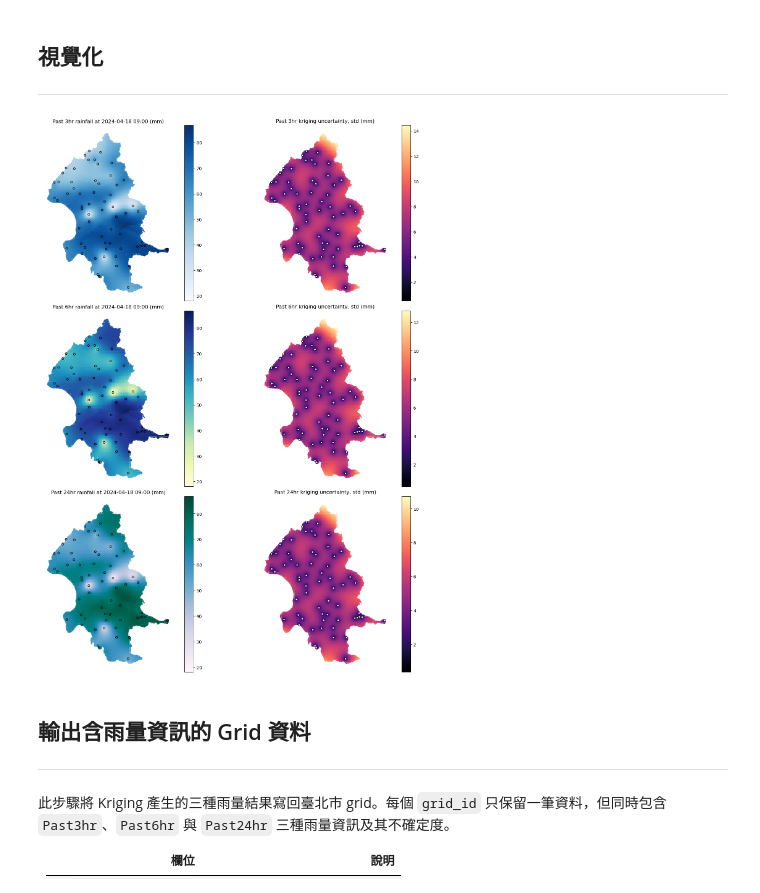
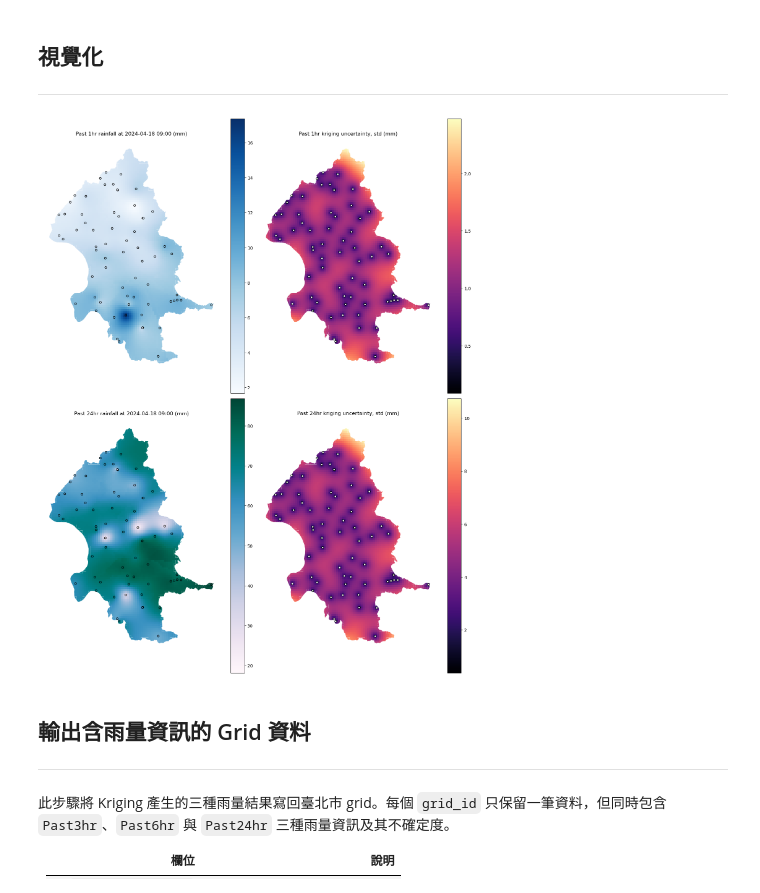
Before and after one commit to Chuang-ben/Final_project, a Jupyter notebook: final_02_post.ipynb, the cells around one changed output. Drawn from its saved outputs; the diff is of its cells as text; code cells hidden in the pictures.

```diff
--- a/final_02_post.ipynb
+++ b/final_02_post.ipynb
@@ -502,20 +452,11 @@ import geopandas as gpd
 import matplotlib.pyplot as plt
 
 # 測站轉成 GDF，用來疊在圖上
-rain_past3hr_gdf = gpd.GeoDataFrame(
-    rain_past3hr_station,
+rain_past1hr_gdf = gpd.GeoDataFrame(
+    rain_past1hr_station,
     geometry=gpd.points_from_xy(
-        rain_past3hr_station["StationLongitude"],
-        rain_past3hr_station["StationLatitude"],
-    ),
-    crs="EPSG:4326",
-).to_crs(TARGET_CRS)
-
-rain_past6hr_gdf = gpd.GeoDataFrame(
-    rain_past6hr_station,
-    geometry=gpd.points_from_xy(
-        rain_past6hr_station["StationLongitude"],
-        rain_past6hr_station["StationLatitude"],
+        rain_past1hr_station["StationLongitude"],
+        rain_past1hr_station["StationLatitude"],
     ),
     crs="EPSG:4326",
 ).to_crs(TARGET_CRS)
@@ -529,24 +470,16 @@ rain_past24hr_gdf = gpd.GeoDataFrame(
     crs="EPSG:4326",
 ).to_crs(TARGET_CRS)
 
-fig, axes = plt.subplots(3, 2, figsize=(14, 18), constrained_layout=True)
+fig, axes = plt.subplots(2, 2, figsize=(14, 18), constrained_layout=True)
 
 rain_layers = [
     {
-        "rain_col": "rain_past3hr_mm",
-        "std_col": "rain_past3hr_std",
-        "station_gdf": rain_past3hr_gdf,
-        "title": f"Past 3hr rainfall at {target_time:%Y-%m-%d %H:%M} (mm)",
-        "std_title": "Past 3hr kriging uncertainty, std (mm)",
+        "rain_col": "rain_past1hr_mm",
+        "std_col": "rain_past1hr_std",
+        "station_gdf": rain_past1hr_gdf,
+        "title": f"Past 1hr rainfall at {target_time:%Y-%m-%d %H:%M} (mm)",
+        "std_title": "Past 1hr kriging uncertainty, std (mm)",
         "cmap": "Blues",
-    },
-    {
-        "rain_col": "rain_past6hr_mm",
-        "std_col": "rain_past6hr_std",
-        "station_gdf": rain_past6hr_gdf,
-        "title": f"Past 6hr rainfall at {target_time:%Y-%m-%d %H:%M} (mm)",
-        "std_title": "Past 6hr kriging uncertainty, std (mm)",
-        "cmap": "YlGnBu",
     },
     {
         "rain_col": "rain_past24hr_mm",
@@ -573,34 +506,34 @@ for row, layer in enumerate(rain_layers):
         column=layer["rain_col"],
         cmap=layer["cmap"],
         edgecolor="black",
         markersize=20,
     )
 
     axes[row, 0].set_title(layer["title"])
     axes[row, 0].set_axis_off()
 
     # ===== 不確定度分布 =====
     g_rain.plot(
         column=layer["std_col"],
         ax=axes[row, 1],
         cmap="magma",
         legend=True,
         linewidth=0,
     )
 
     layer["station_gdf"].plot(
         ax=axes[row, 1],
         color="white",
         edgecolor="black",
         markersize=20,
     )
 
     axes[row, 1].set_title(layer["std_title"])
     axes[row, 1].set_axis_off()
 
 plt.show()
 # %% [output]
-[figure, old version]
+[figure, new version]
 # %% [markdown]
 ## 輸出含雨量資訊的 Grid 資料
 ---
```
Also changed, not shown: parts of 10 cells of this notebook, 2 other files.
